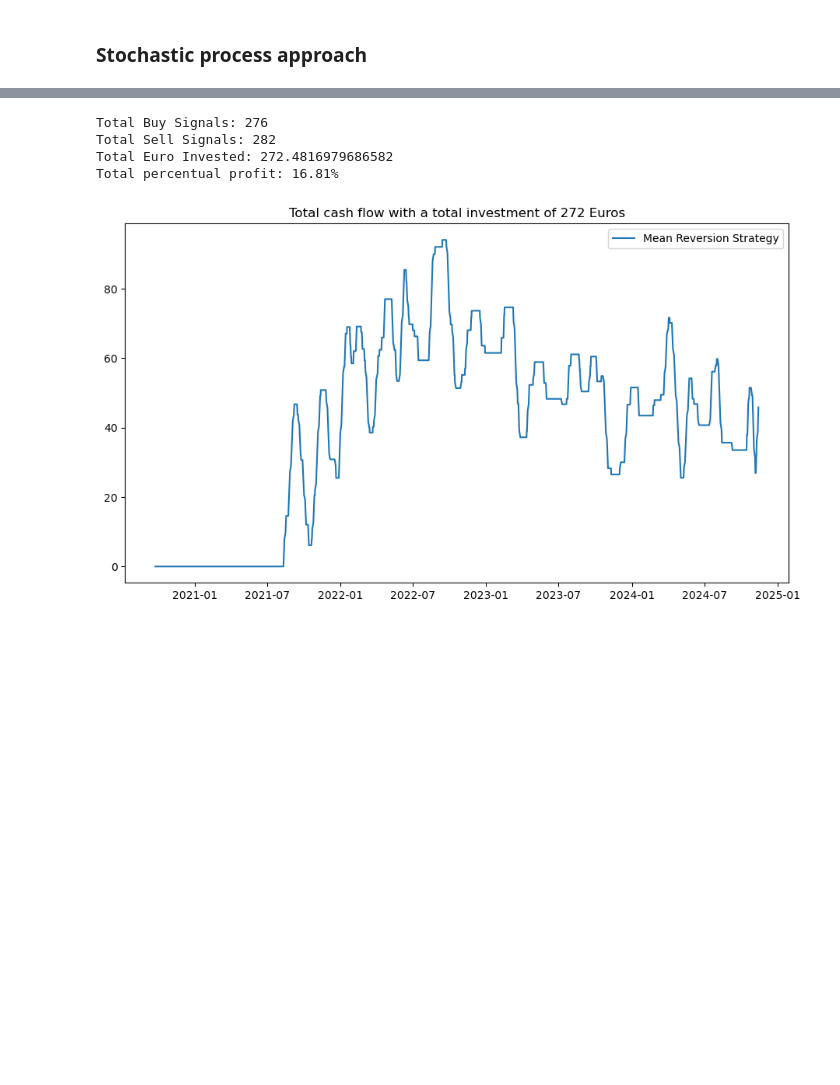
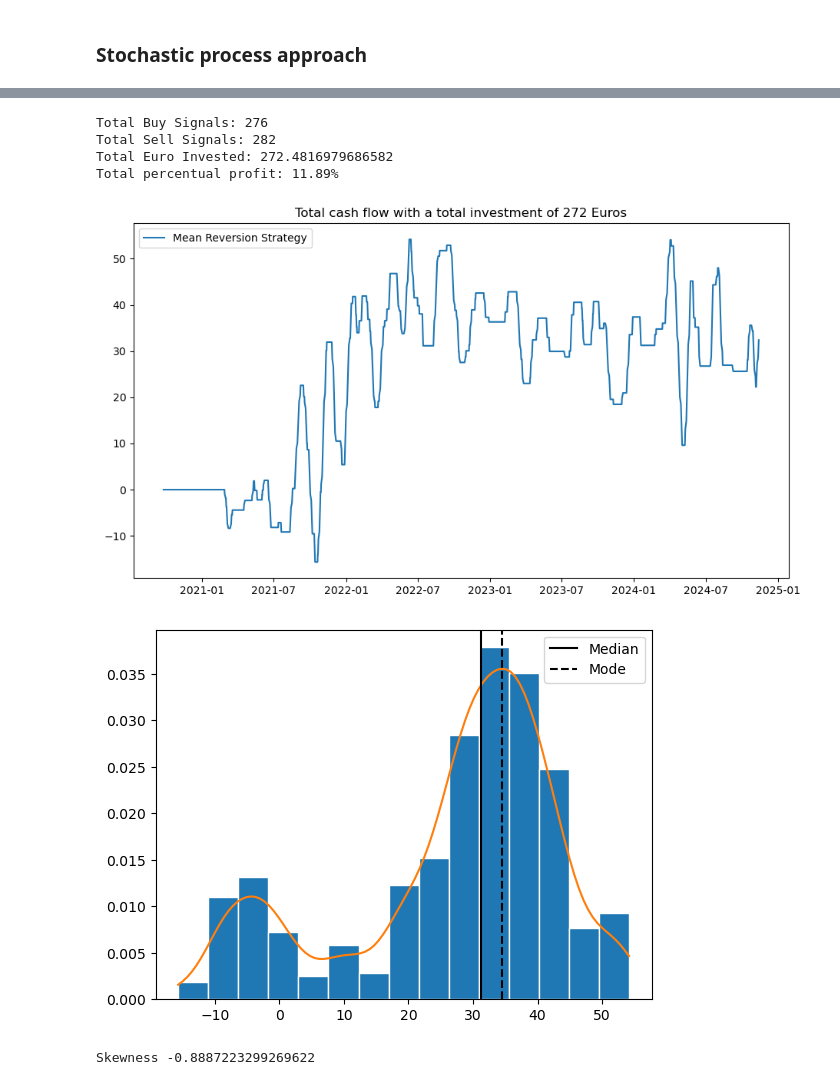
Before and after one commit to lorenzorizzi17/MeanReversionMetric, a Jupyter notebook: MeanReversion.ipynb, the cells around one changed output, grey strips where cells are left out. Drawn from its saved outputs; the diff is of its cells as text; code cells hidden in the pictures; blank space fills up the shorter version.

Commit message:
Add methods comparison and extended strategy

```diff
--- a/MeanReversion.ipynb
+++ b/MeanReversion.ipynb
@@ -482,9 +521,39 @@ def apply_trading_strategy(df):
     plt.legend()
     plt.show()
 
+    from scipy.stats import gaussian_kde, skew
+    profit = df[df['Cum_Profit'] != 0]['Cum_Profit'].dropna()
+    plt.hist(profit, bins=15, edgecolor='white', density=True)
+    kde = gaussian_kde(profit, bw_method=0.2)
+    x_range = np.linspace(profit.min(), profit.max(), 100)
+    plt.plot(x_range, kde(x_range))
+    median_value = profit.median()
+    mode_value = x_range[np.argmax(kde(x_range))]
+    plt.axvline(median_value, color='k', linestyle='-', label='Median')
+    plt.axvline(mode_value, color='k', linestyle='--', label='Mode')
+    ymin, ymax = plt.ylim()
+    plt.legend()
+    plt.show()
+    skewness = skew(profit)
+    print("Skewness", skew(profit))
+
     return None
 
 # Apply trading strategy
 df["MRI"] = 1.0
+
+ax = df["Ratios"].plot(figsize=(11,6), label="Ratios")
+ax2 = ax.twinx()
+df["MRI"].plot(ax=ax2, color='k', label="MRI")
+ax.set_ylabel("Ratios")
+ax2.set_ylabel("MRI")
+lines1, labels1 = ax.get_legend_handles_labels()
+lines2, labels2 = ax2.get_legend_handles_labels()
+ax.legend(lines1 + lines2, labels1 + labels2, loc='lower right')
+ax.set_xlabel("")
+ax.set_ylabel("Ratios")
+ax2.set_ylabel("MRI")
+plt.show()
+
 apply_trading_strategy(df)
 # %% [output]
@@ -501,6 +573,8 @@ We now proceed to apply the results obtained from the previous sections. As hint
 # %%
-df["MRI"] = df["Ratios"].rolling(window = 400, center = False).apply(mr.assess_normality_rolling, raw=True, args = (int(30),) )*2 + 0.5
+df["MRI"] = df["Ratios"].rolling(window = 300, center = True).apply(mr.assess_normality_rolling, raw=True, args = (int(100),) )
 df['MRI'] = mr.savgol(df['MRI'], window_length=100, polyorder=3)
+df['MRI'] = (df['MRI'] - df['MRI'].min()) / (df['MRI'].max() - df['MRI'].min()) + 1.0
+df['MRI'] = df['MRI'].fillna(1)
 
 ax = df["Ratios"].plot(figsize=(11,6), label="Ratios")
 ax2 = ax.twinx()
@@ -528,8 +604,10 @@ Total percentual profit: 28.52%
 # %%
 # To prompt the mean reversion strategy, we change normalization of the MRI
 # increasing the number of stocks to buy/sell if the MRI is close 1
-df['MRI'] = (df["Ratios"].rolling(window=400, center=False).apply(mr.mean_revertion_index, raw=True))*2 + 1.0
+df['MRI'] = (df["Ratios"].rolling(window=120, center=True).apply(mr.mean_revertion_index, raw=True))*2
 df['MRI'] = mr.savgol(df['MRI'], window_length=100, polyorder=3)
+df['MRI'] = (df['MRI'] - df['MRI'].min()) / (df['MRI'].max() - df['MRI'].min()) + 1.0
+df['MRI'] = df['MRI'].fillna(1)
 
 ax = df["Ratios"].plot(figsize=(11,6), label="Ratios")
 ax2 = ax.twinx()
@@ -550,5 +628,7 @@ apply_trading_strategy(df)
 Total Buy Signals: 276
 Total Sell Signals: 282
 Total Euro Invested: 272.4816979686582
-Total percentual profit: 16.81%
+Total percentual profit: 11.89%
-[figure, old version]
+[figure, new version]
+[figure, added]
+Skewness -0.8887223299269622
```
Also changed, not shown: parts of 17 cells of this notebook, 2 other files.
